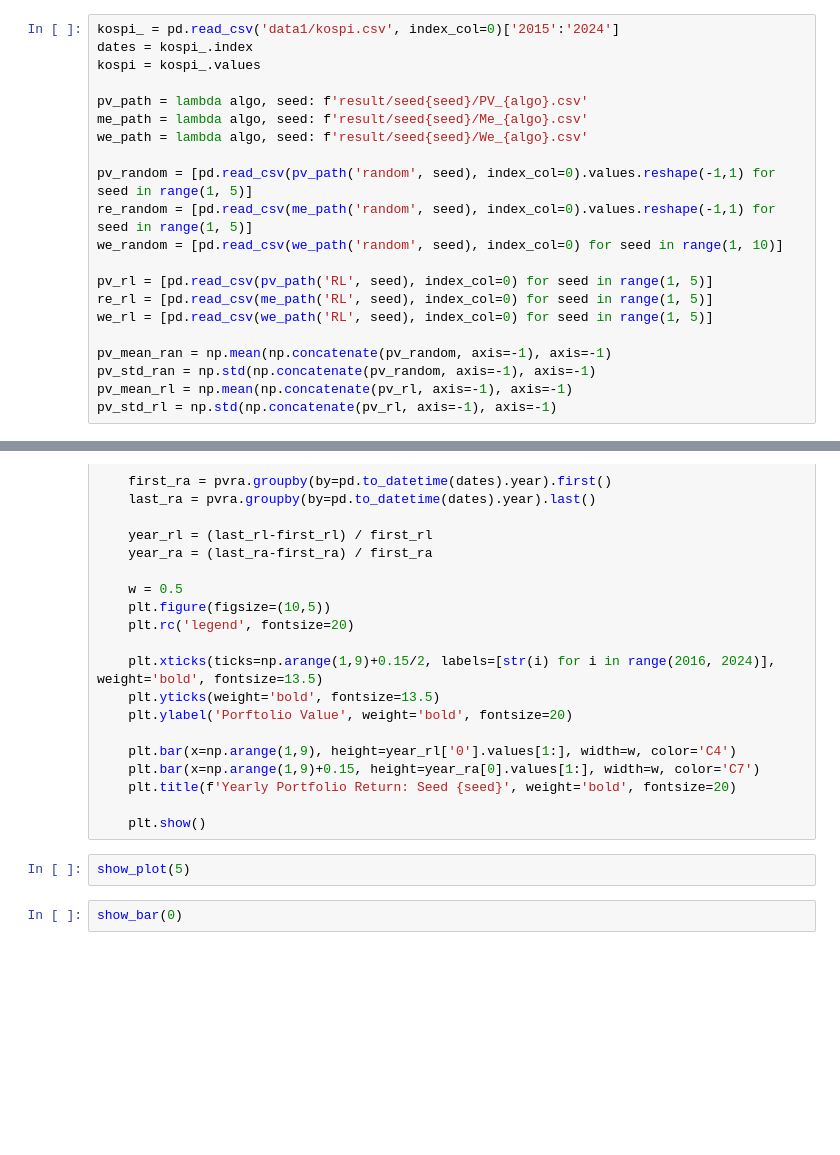
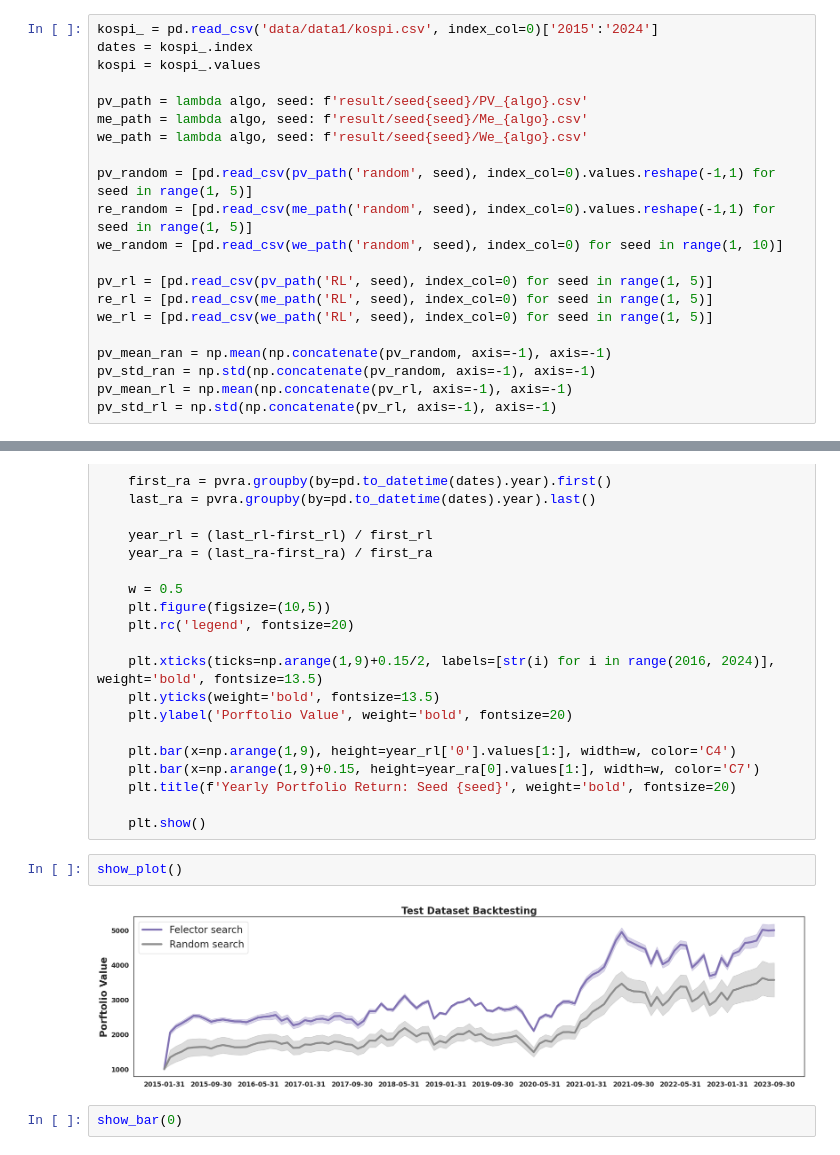
Before and after one commit to Yang-Hyun-Jun/Felector, a Jupyter notebook: notebooks/plot.ipynb, the cells around one changed output, grey strips where cells are left out. Saved outputs shown, nothing was run; the diff lists cells and outputs as text; blank space fills up the shorter version.

```diff
--- a/notebooks/plot.ipynb
+++ b/notebooks/plot.ipynb
@@ -8,7 +8,7 @@ import numpy as np
 import seaborn as sns
 import matplotlib.pyplot as plt
 # %%
-kospi_ = pd.read_csv('data1/kospi.csv', index_col=0)['2015':'2024']
+kospi_ = pd.read_csv('data/data1/kospi.csv', index_col=0)['2015':'2024']
 dates = kospi_.index
 kospi = kospi_.values
 
@@ -130,6 +130,8 @@ def show_bar(seed):
 
     plt.show()
 # %%
-show_plot(5)
+show_plot()
+# %% [output]
+[figure, added]
 # %%
 show_bar(0)
```
